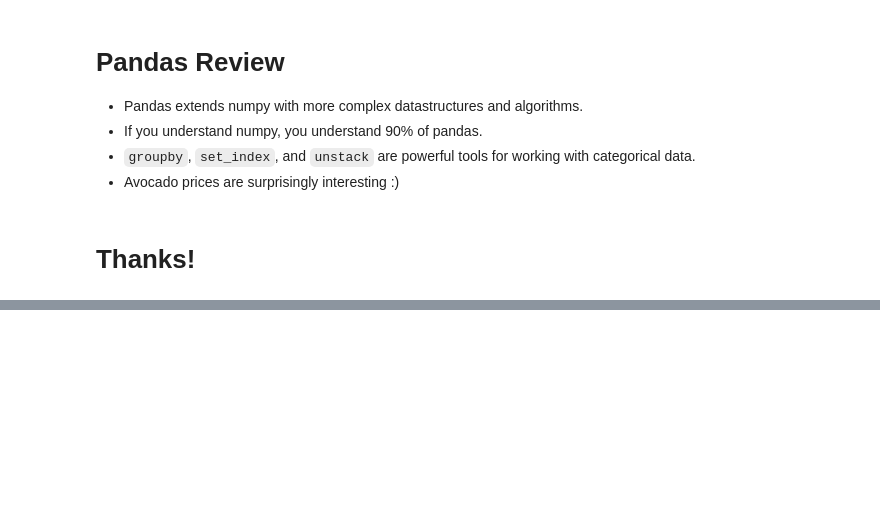
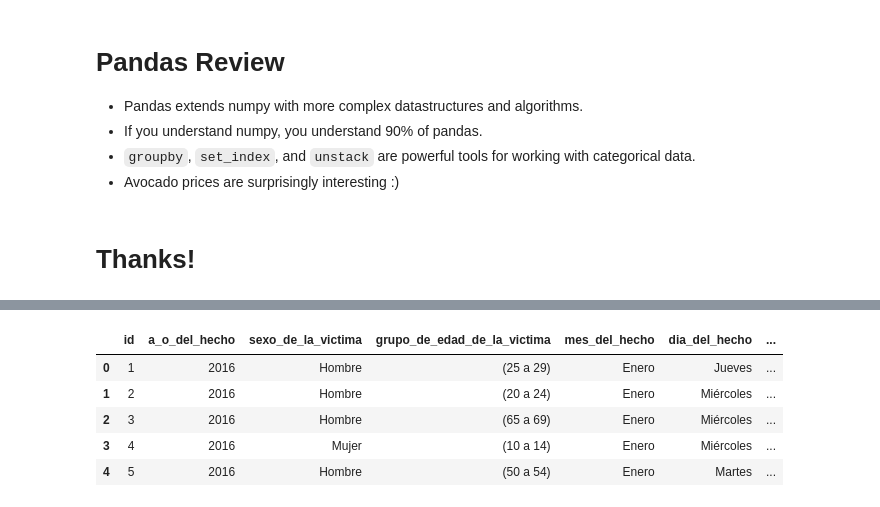
Before and after one commit to lpedraoss/MetNumUN2024I, a Jupyter notebook: Laboratorio2/lpedraos_Gr3_Lab2.ipynb, the cells around one changed output, grey strips where cells are left out. Saved outputs shown, nothing was run; the diff lists cells and outputs as text; code cells hidden in the pictures; blank space fills up the shorter version.

```diff
--- a/Laboratorio2/lpedraos_Gr3_Lab2.ipynb
+++ b/Laboratorio2/lpedraos_Gr3_Lab2.ipynb
@@ -1607,0 +1681,18 @@ ax.set_xticklabels(ax.get_xticklabels(), rotation=45);
+# %%
+import requests
+import pandas as pd
+
+response = requests.get('https://www.datos.gov.co/resource/vtub-3de2.json')
+data = response.json()
+
+resultados = pd.DataFrame(data)
+
+
+resultados.head()
+# %% [output]
+|  | id | a_o_del_hecho | sexo_de_la_victima | grupo_de_edad_de_la_victima | mes_del_hecho | dia_del_hecho | ... |
+| 0 | 1 | 2016 | Hombre | (25 a 29) | Enero | Jueves | ... |
+| 1 | 2 | 2016 | Hombre | (20 a 24) | Enero | Miércoles | ... |
+| 2 | 3 | 2016 | Hombre | (65 a 69) | Enero | Miércoles | ... |
+| 3 | 4 | 2016 | Mujer | (10 a 14) | Enero | Miércoles | ... |
+| 4 | 5 | 2016 | Hombre | (50 a 54) | Enero | Martes | ... |
```
Also changed, not shown: parts of 27 cells of this notebook.
